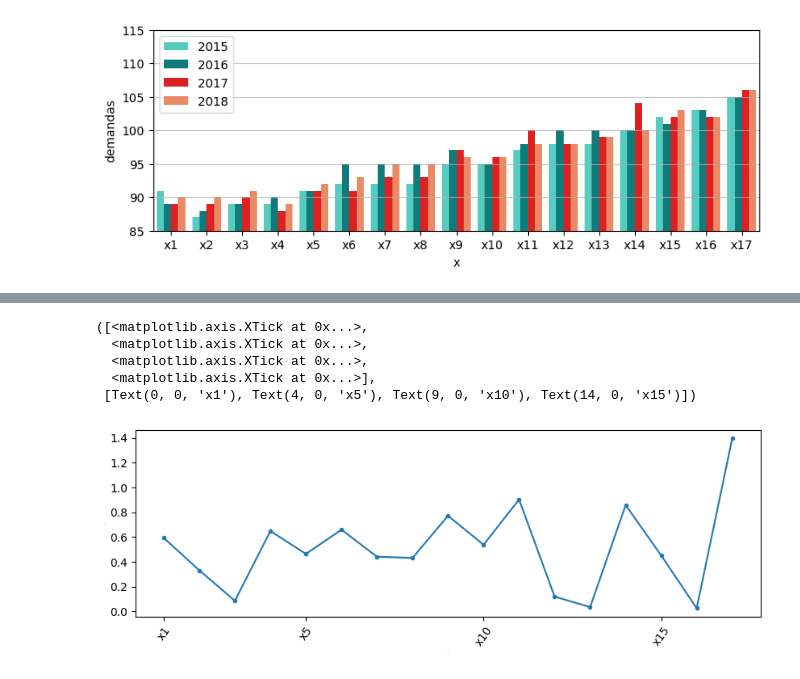
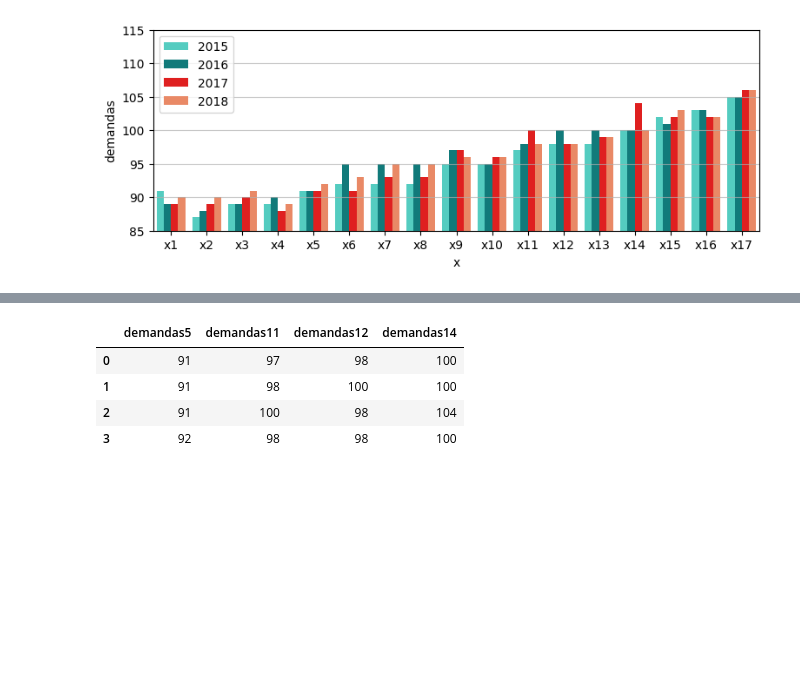
Before and after one commit to MarcioB1999/Prev_For_ULS, a Jupyter notebook: Modelos_previsao/previsoes_analise.ipynb, the cells around one changed output, grey strips where cells are left out. Cells and saved outputs as stored; diff of their text form; code cells hidden in the pictures; blank space fills up the shorter version.

```diff
--- a/Modelos_previsao/previsoes_analise.ipynb
+++ b/Modelos_previsao/previsoes_analise.ipynb
@@ -211,19 +211,8 @@ plt.xticks([0]+[i*5-1 for i in range(1,int(len(previsao_demanda_np.columns)/5)+1
-# %%
-fig=plt.figure(figsize=(10,3))
-
-ax=fig.add_subplot(1,1,1)
-plt.plot([f'x{i}' for i in range(1,18)], #x
-         abs(previsao_demanda_sar.describe().iloc[1,:]-previsao_demanda_np.describe().iloc[1,:]),  #y
-         marker='.')
-plt.xlabel([], fontsize=0)
-plt.ylabel([], fontsize=0)
-for tick in ax.get_xticklabels():
-    tick.set_rotation(55)
-plt.xticks([0]+[i*5-1 for i in range(1,int(len(previsao_demanda_np.columns)/5)+1)])
-# %% [output]
-([<matplotlib.axis.XTick at 0x...>,
-  <matplotlib.axis.XTick at 0x...>,
-  <matplotlib.axis.XTick at 0x...>,
-  <matplotlib.axis.XTick at 0x...>],
- [Text(0, 0, 'x1'), Text(4, 0, 'x5'), Text(9, 0, 'x10'), Text(14, 0, 'x15')])
-[figure, removed]
+# %%
+demandas_d[['demandas5','demandas11','demandas12','demandas14']]
+# %% [output]
+|  | demandas5 | demandas11 | demandas12 | demandas14 |
+| 0 | 91 | 97 | 98 | 100 |
+| 1 | 91 | 98 | 100 | 100 |
+| 2 | 91 | 100 | 98 | 104 |
+| 3 | 92 | 98 | 98 | 100 |
```
Also changed, not shown: parts of 3 cells of this notebook, 48 other files.
